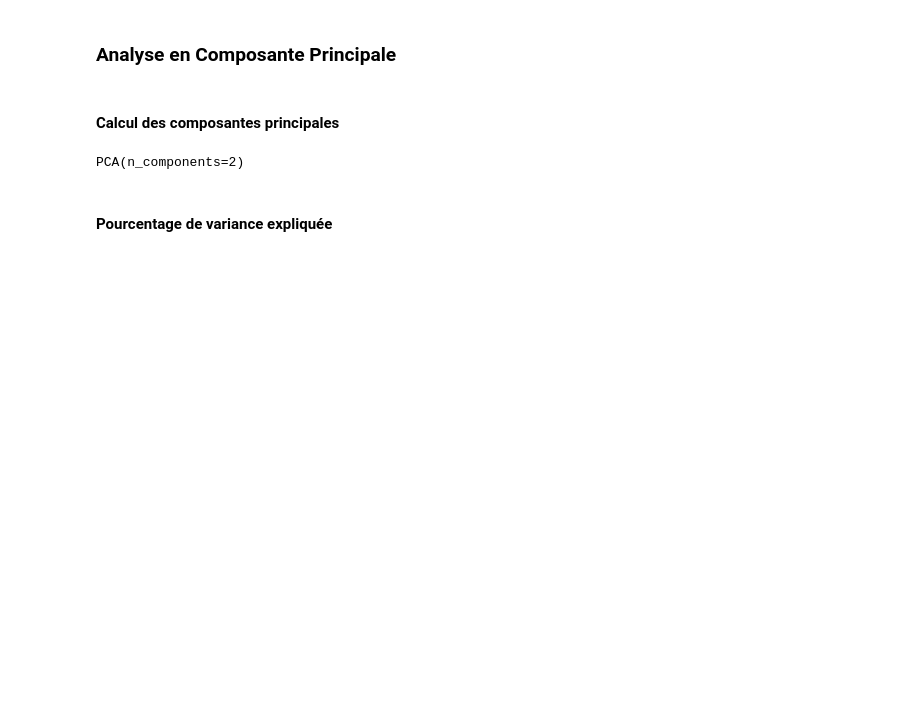
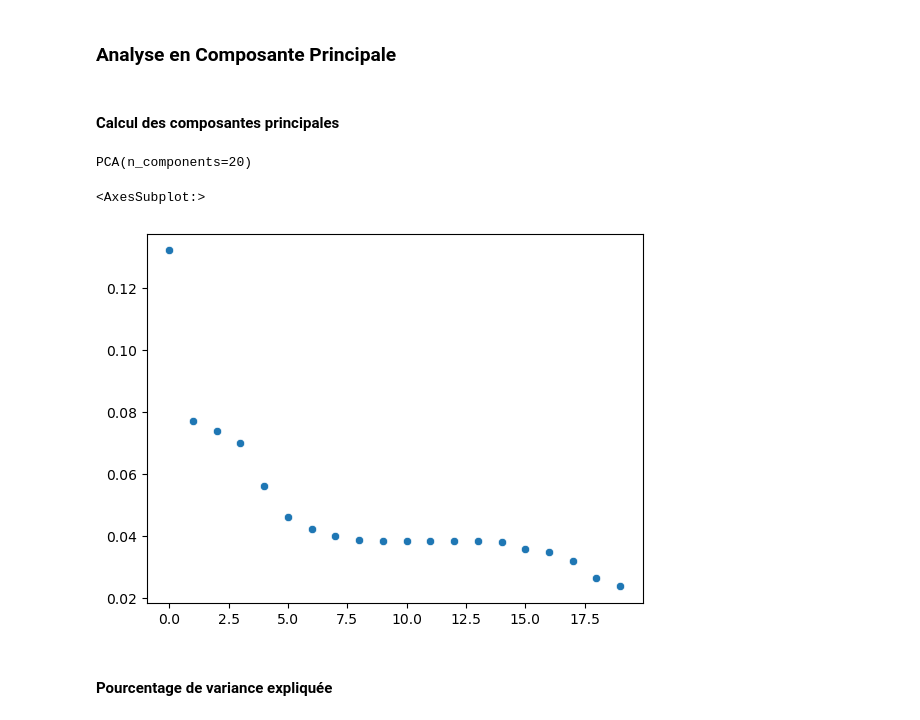
Before and after one commit to kevin-EK/Concevez-une-application-au-service-de-la-sant-publique, a Jupyter notebook: P3 Brouillon modele.ipynb, the cells around one changed output. Cells and saved outputs as stored; diff of their text form; code cells hidden in the pictures; blank space fills up the shorter version.

```diff
--- a/P3 Brouillon modele.ipynb
+++ b/P3 Brouillon modele.ipynb
@@ -129,7 +129,7 @@ X_scaled = std_scale.fit_transform(X)
 # %%
 from sklearn import decomposition
 
-pca = decomposition.PCA(n_components=2)
+pca = decomposition.PCA(n_components=20)
 pca.fit(X_scaled)
 # %% [output]
-PCA(n_components=2)
+PCA(n_components=20)
@@ -136,3 +138,8 @@ PCA(n_components=2)
+# %%
+sns.scatterplot(x= range(len(pca.explained_variance_ratio_)),y=pca.explained_variance_ratio_)
+# %% [output]
+<AxesSubplot:>
+[figure, added]
 # %% [markdown]
 #### Pourcentage de variance expliquée
 # %%
```
Also changed, not shown: parts of 12 cells of this notebook, 1 other file.
